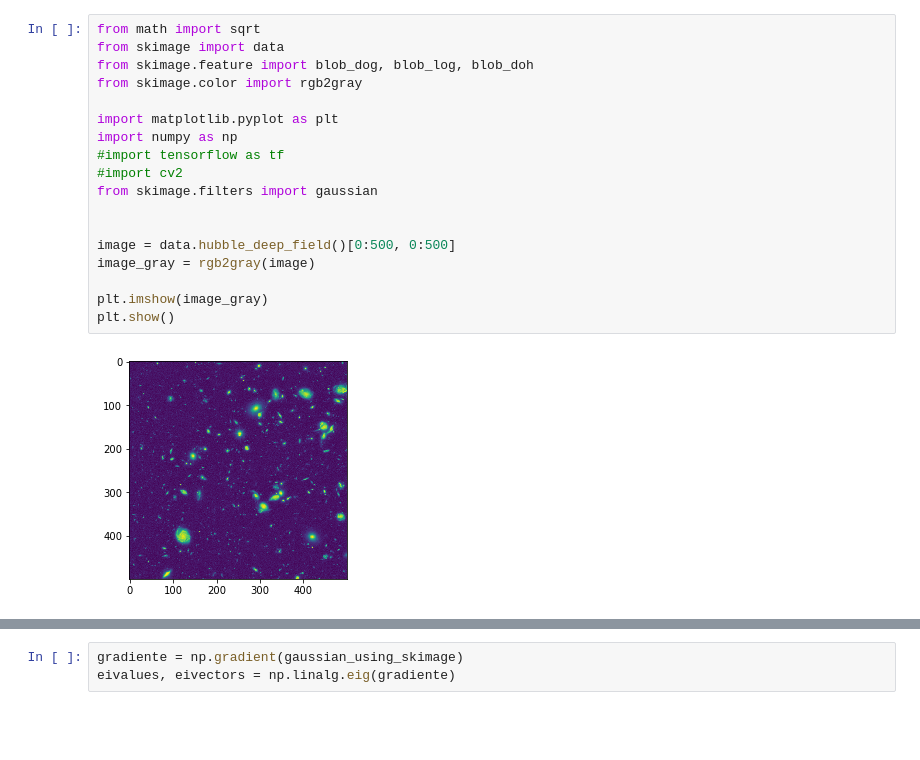
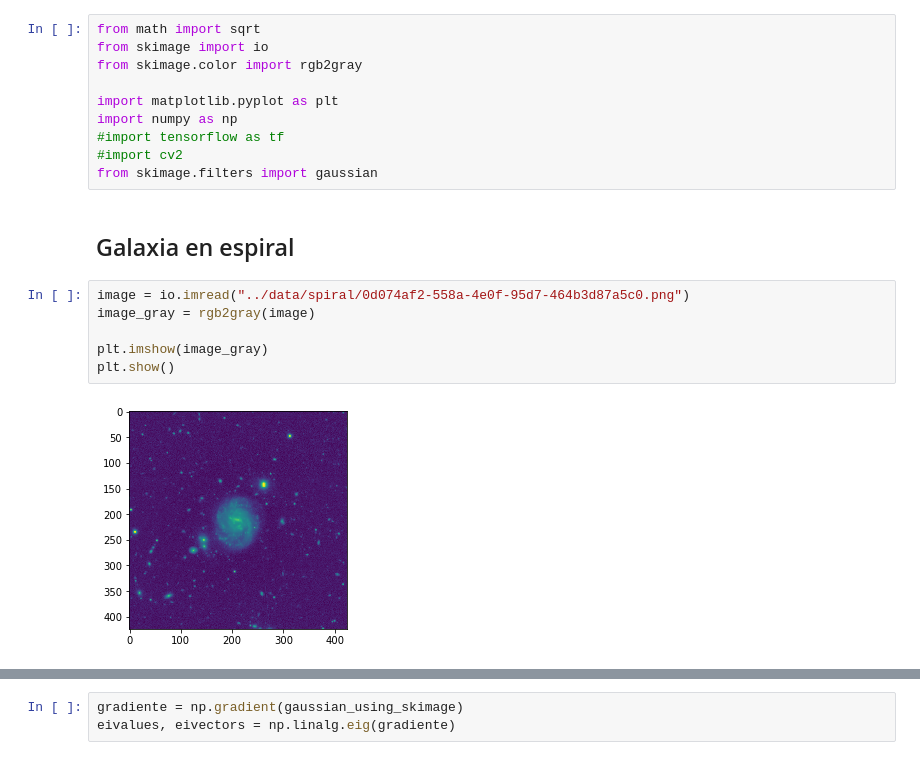
Before and after one commit to davidmacer/deep-learning-course, a Jupyter notebook: src/tarea_04.ipynb, the cells around one changed output, grey strips where cells are left out. Drawn from its saved outputs; the diff is of its cells as text; blank space fills up the shorter version.

Commit message:
Agrega descripción de los resultados esperados y galaxia elíptica

```diff
--- a/src/tarea_04.ipynb
+++ b/src/tarea_04.ipynb
@@ -1,7 +11,6 @@
 # %%
 from math import sqrt
-from skimage import data
-from skimage.feature import blob_dog, blob_log, blob_doh
+from skimage import io
 from skimage.color import rgb2gray
 
 import matplotlib.pyplot as plt
@@ -9,12 +18,13 @@ import numpy as np
 #import tensorflow as tf
 #import cv2
 from skimage.filters import gaussian
-
-
-image = data.hubble_deep_field()[0:500, 0:500]
-image_gray = rgb2gray(image)
-
-plt.imshow(image_gray)
-plt.show()
-# %% [output]
-[figure, removed]
+# %% [markdown]
+## Galaxia en espiral
+# %%
+image = io.imread("../data/spiral/0d074af2-558a-4e0f-95d7-464b3d87a5c0.png")
+image_gray = rgb2gray(image)
+
+plt.imshow(image_gray)
+plt.show()
+# %% [output]
+[figure, added]
```
Also changed, not shown: parts of 9 cells of this notebook.
